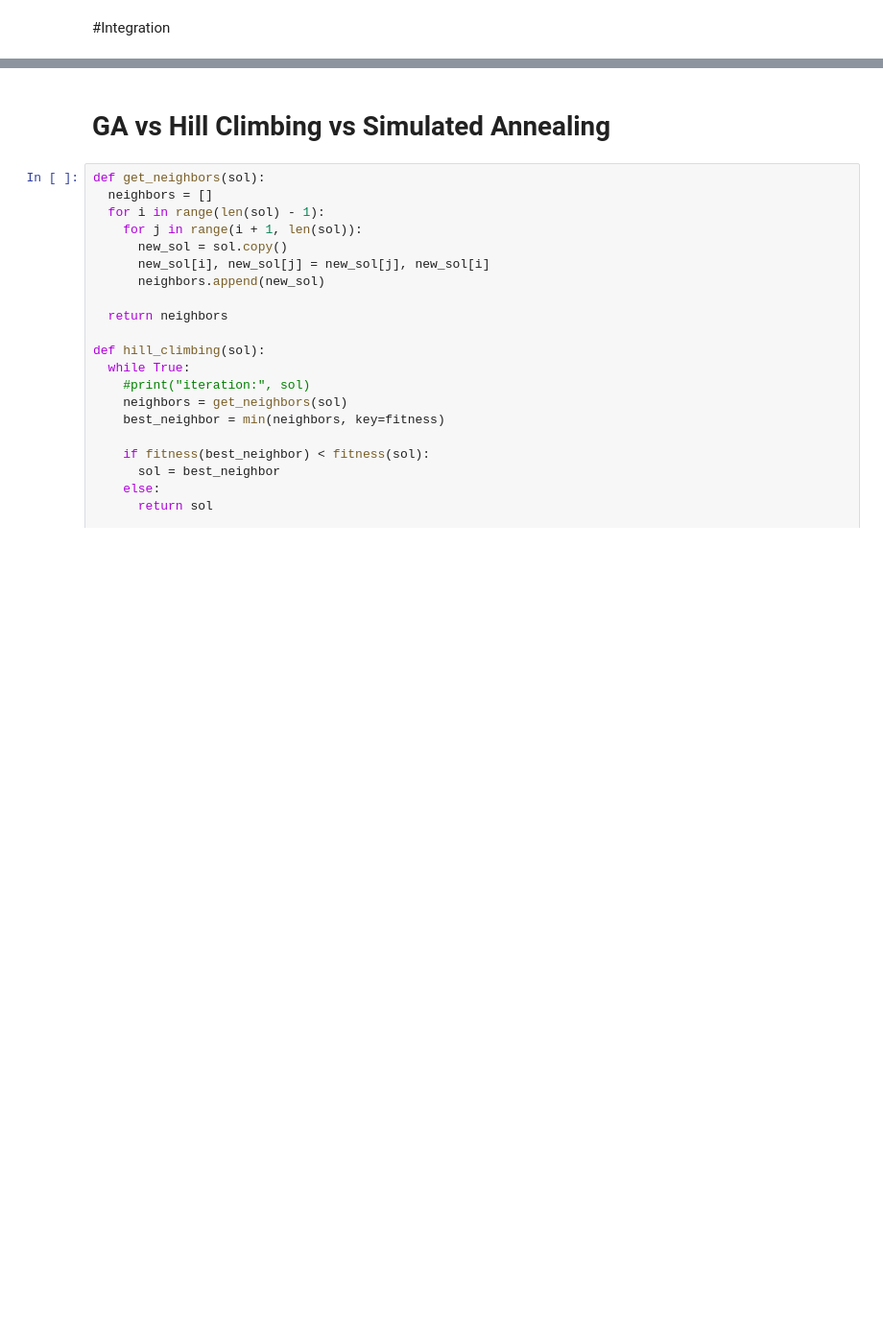
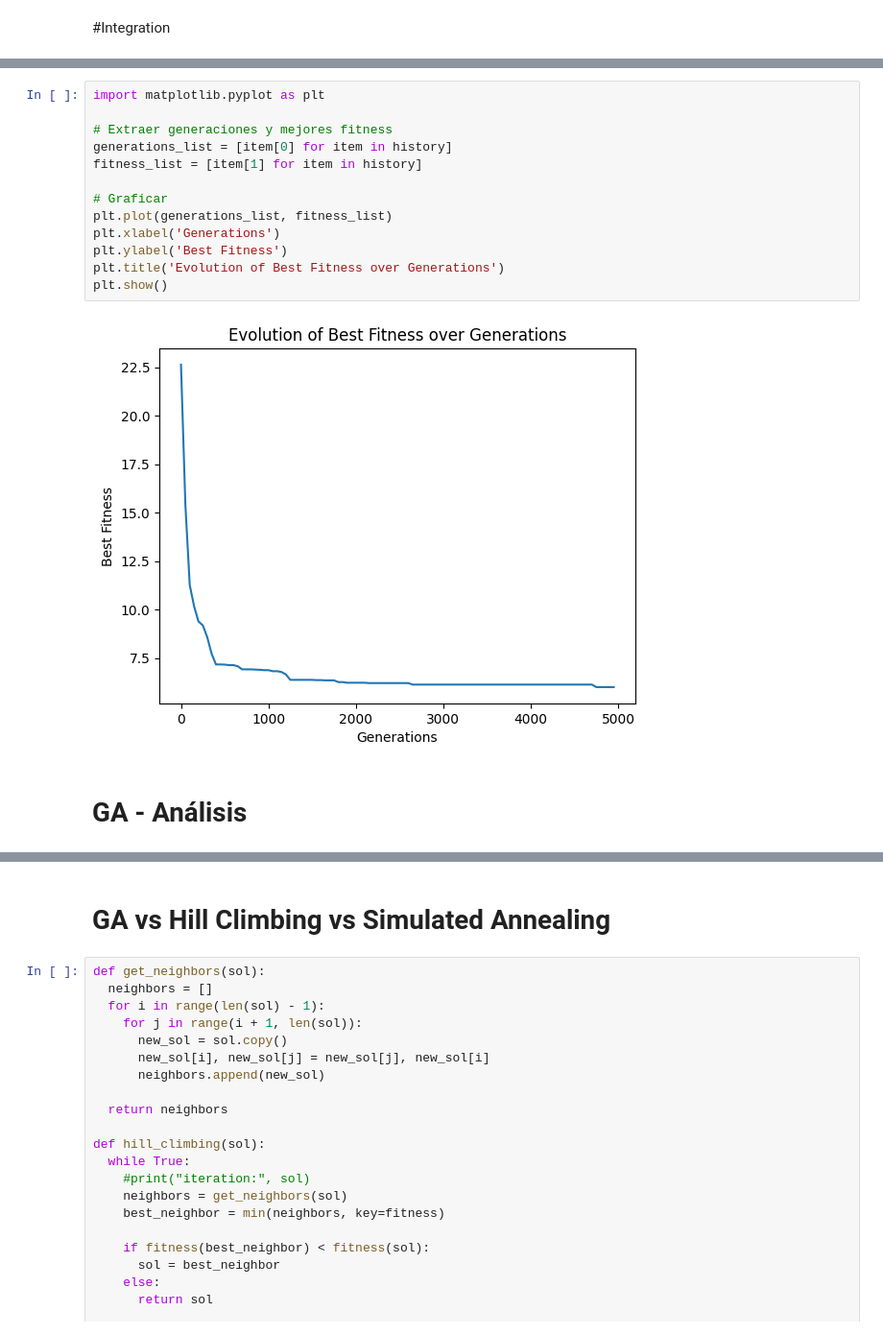
Before and after one commit to BrajanNieto/GA-TSP-Comparison, a Jupyter notebook: IA_Fundamentals_GeneticAlgorithm_TSP_BrajanNieto.ipynb, the cells around one changed output, grey strips where cells are left out. Shown at 96% size. Drawn from its saved outputs; the diff is of its cells as text; blank space fills up the shorter version.

```diff
--- a/IA_Fundamentals_GeneticAlgorithm_TSP_BrajanNieto.ipynb
+++ b/IA_Fundamentals_GeneticAlgorithm_TSP_BrajanNieto.ipynb
@@ -458,0 +522,17 @@ plt.plot(x, y)
+# %%
+import matplotlib.pyplot as plt
+
+# Extraer generaciones y mejores fitness
+generations_list = [item[0] for item in history]
+fitness_list = [item[1] for item in history]
+
+# Graficar
+plt.plot(generations_list, fitness_list)
+plt.xlabel('Generations')
+plt.ylabel('Best Fitness')
+plt.title('Evolution of Best Fitness over Generations')
+plt.show()
+# %% [output]
+[figure, added]
+# %% [markdown]
+# GA - Análisis
```
Also changed, not shown: parts of 33 cells of this notebook.
